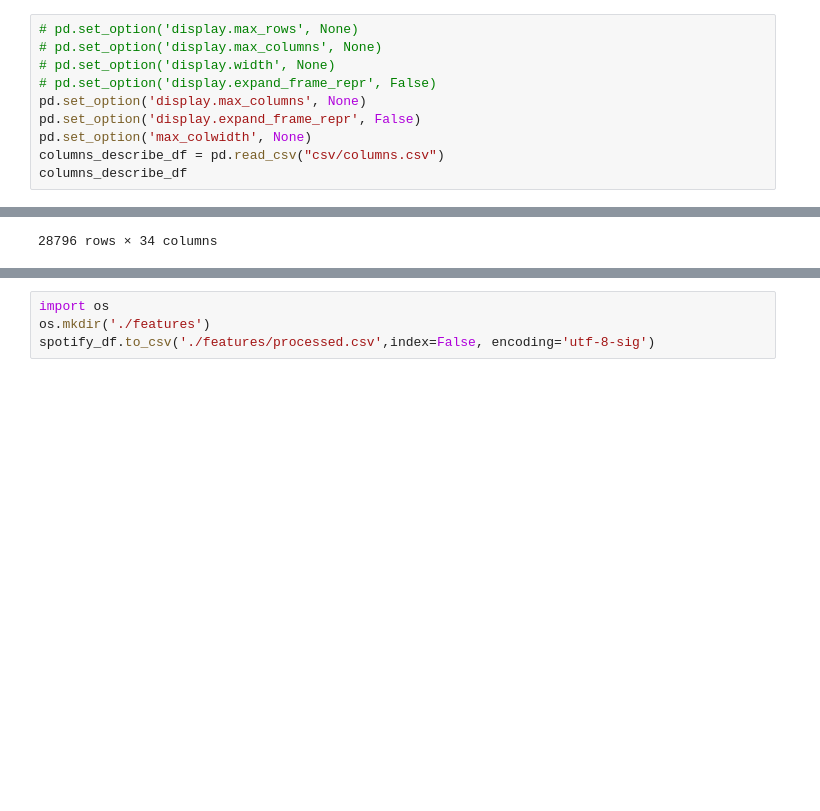
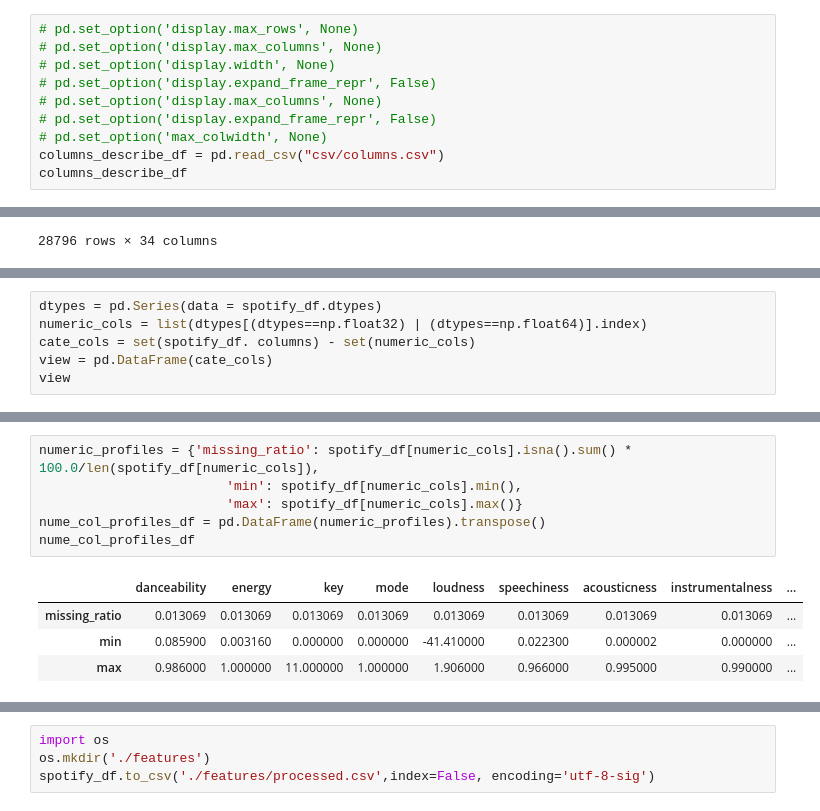
Before and after one commit to Miruku2201/LTKHDL_FinalProject, a Jupyter notebook: EDA.ipynb, the cells around one changed output, grey strips where cells are left out. Drawn from its saved outputs; the diff is of its cells as text; blank space fills up the shorter version.

```diff
--- a/EDA.ipynb
+++ b/EDA.ipynb
@@ -78,9 +85,9 @@ Một dòng dữ liệu mô tả: Thông tin cơ bản của bài hát đó trê
 # pd.set_option('display.max_columns', None)
 # pd.set_option('display.width', None)
 # pd.set_option('display.expand_frame_repr', False)
-pd.set_option('display.max_columns', None)
-pd.set_option('display.expand_frame_repr', False)
-pd.set_option('max_colwidth', None)
+# pd.set_option('display.max_columns', None)
+# pd.set_option('display.expand_frame_repr', False)
+# pd.set_option('max_colwidth', None)
 columns_describe_df = pd.read_csv("csv/columns.csv")
 columns_describe_df
 # %% [output]
@@ -439,0 +450,6 @@ dtype: int64
+# %%
+dtypes = pd.Series(data = spotify_df.dtypes)
+numeric_cols = list(dtypes[(dtypes==np.float32) | (dtypes==np.float64)].index)
+cate_cols = set(spotify_df. columns) - set(numeric_cols)
+view = pd.DataFrame(cate_cols)
+view
@@ -439,0 +474,11 @@ dtype: int64
+# %%
+numeric_profiles = {'missing_ratio': spotify_df[numeric_cols].isna().sum() * 100.0/len(spotify_df[numeric_cols]),
+                        'min': spotify_df[numeric_cols].min(),
+                        'max': spotify_df[numeric_cols].max()}
+nume_col_profiles_df = pd.DataFrame(numeric_profiles).transpose()
+nume_col_profiles_df
+# %% [output]
+|  | danceability | energy | key | mode | loudness | speechiness | acousticness | instrumentalness | ... |
+| missing_ratio | 0.013069 | 0.013069 | 0.013069 | 0.013069 | 0.013069 | 0.013069 | 0.013069 | 0.013069 | ... |
+| min | 0.085900 | 0.003160 | 0.000000 | 0.000000 | -41.410000 | 0.022300 | 0.000002 | 0.000000 | ... |
+| max | 0.986000 | 1.000000 | 11.000000 | 1.000000 | 1.906000 | 0.966000 | 0.995000 | 0.990000 | ... |
```
Also changed, not shown: parts of 28 cells of this notebook, 2 other files.
